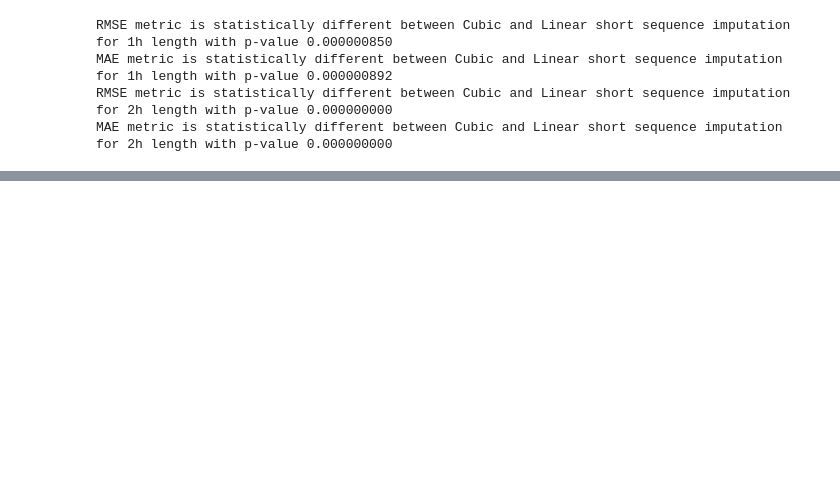
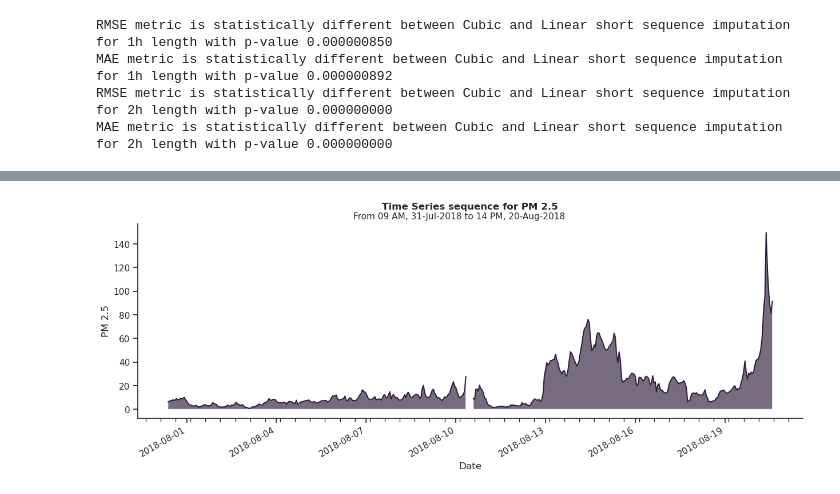
Before and after one commit to erich-hs/Air-We-Breathe, a Jupyter notebook: awb_Missing.ipynb, the cells around one changed output, grey strips where cells are left out. Drawn from its saved outputs; the diff is of its cells as text; code cells hidden in the pictures; blank space fills up the shorter version.

```diff
--- a/awb_Missing.ipynb
+++ b/awb_Missing.ipynb
@@ -820,0 +865,4 @@ MAE metric is statistically different between Cubic and Linear short sequence im
+# %%
+plot_sequence(data=station_subset, value="PM 2.5", start=interval[0], end=interval[1])
+# %% [output]
+[figure, added]
```
Also changed, not shown: parts of 29 cells of this notebook, 4 other files.
